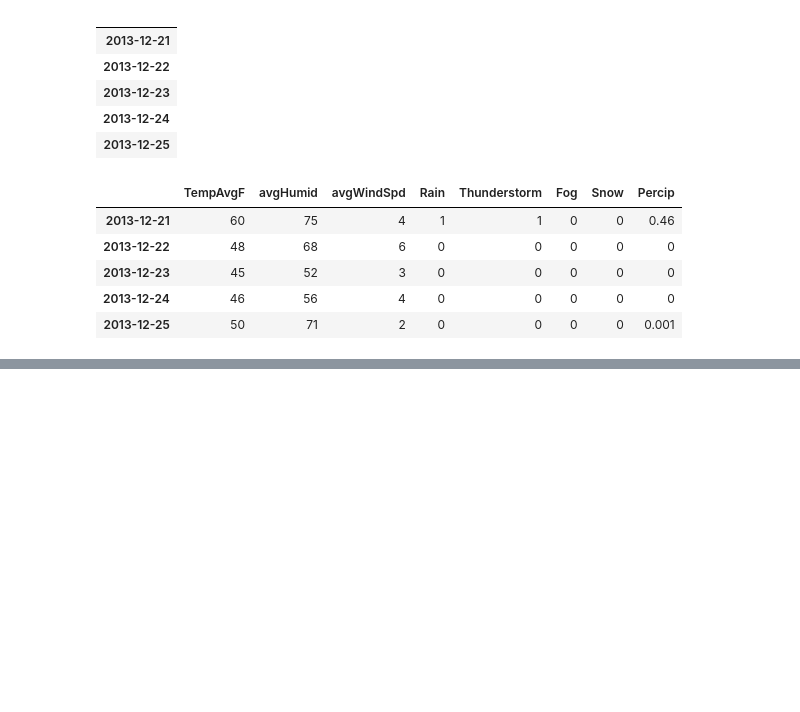
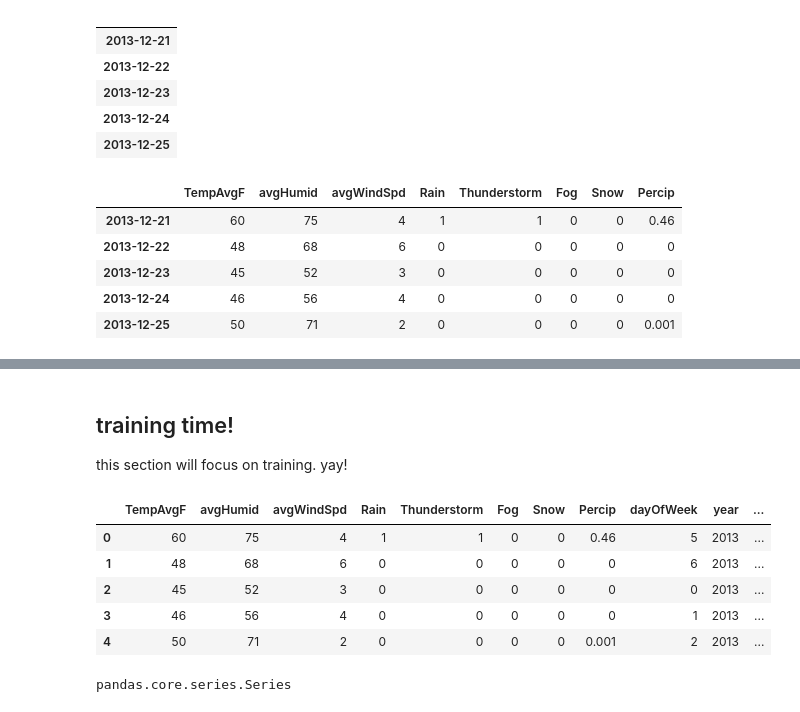
Before and after one commit to Mannequintessential/machine-learning-udacity-course, a Jupyter notebook: projects/capstone/bike-share-analysis.ipynb, the cells around one changed output, grey strips where cells are left out. Saved outputs shown, nothing was run; the diff lists cells and outputs as text; code cells hidden in the pictures; blank space fills up the shorter version.

```diff
--- a/projects/capstone/bike-share-analysis.ipynb
+++ b/projects/capstone/bike-share-analysis.ipynb
@@ -430,0 +441,3 @@ tripInfo.describe()
+# %% [markdown]
+## training time!
+this section will focus on training. yay!
@@ -430,0 +478,14 @@ tripInfo.describe()
+# %%
+tripInfo.reset_index(drop=True,inplace=True)
+tripInfo.head()
+# %% [output]
+|  | TempAvgF | avgHumid | avgWindSpd | Rain | Thunderstorm | Fog | Snow | Percip | dayOfWeek | year | ... |
+| 0 | 60 | 75 | 4 | 1 | 1 | 0 | 0 | 0.46 | 5 | 2013 | ... |
+| 1 | 48 | 68 | 6 | 0 | 0 | 0 | 0 | 0 | 6 | 2013 | ... |
+| 2 | 45 | 52 | 3 | 0 | 0 | 0 | 0 | 0 | 0 | 2013 | ... |
+| 3 | 46 | 56 | 4 | 0 | 0 | 0 | 0 | 0 | 1 | 2013 | ... |
+| 4 | 50 | 71 | 2 | 0 | 0 | 0 | 0 | 0.001 | 2 | 2013 | ... |
+# %%
+a = tripInfo.TempAvgF
+# %% [output]
+pandas.core.series.Series
```
Also changed, not shown: parts of 13 cells of this notebook, 1 other file.
